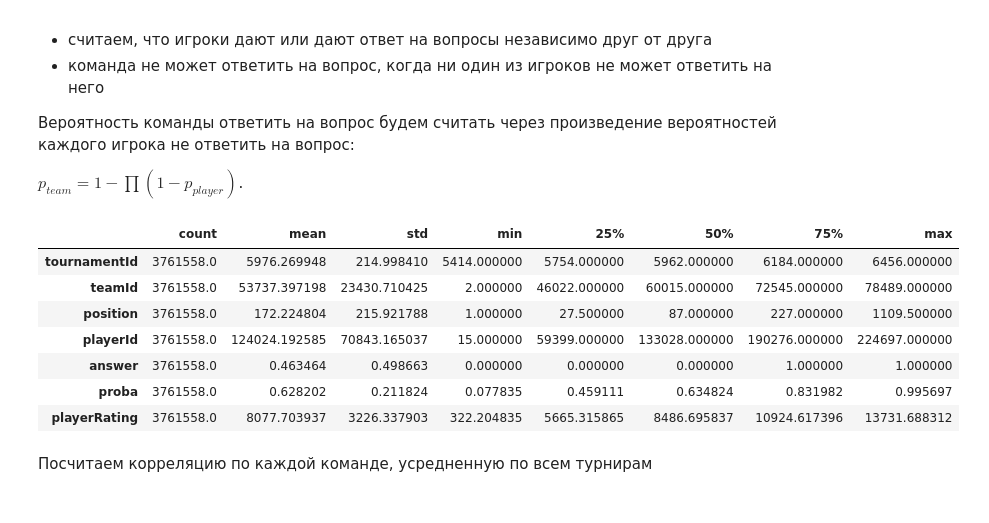
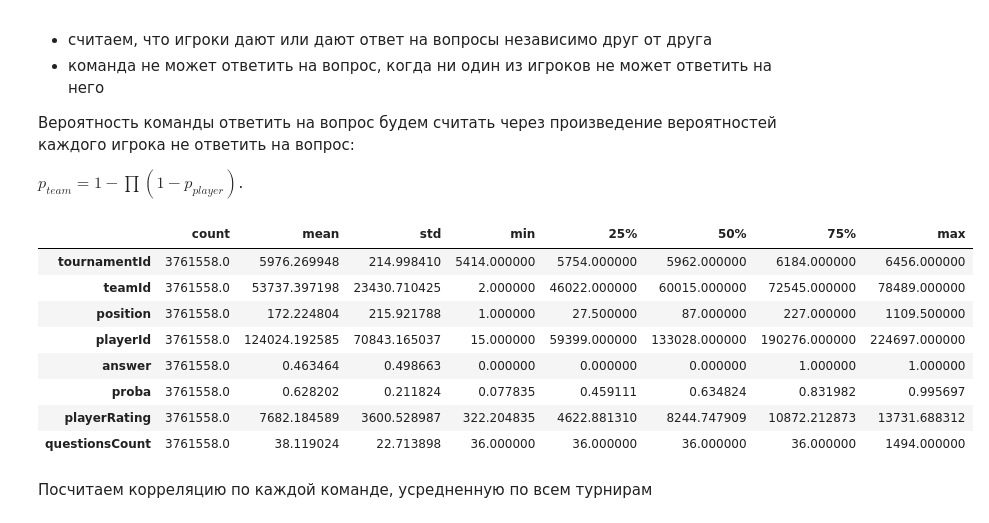
Before and after one commit to cherninkiy/made-2021-advanced-ml-hw, a Jupyter notebook: HW2/hw2.ipynb, the cells around one changed output. Drawn from its saved outputs; the diff is of its cells as text; code cells hidden in the pictures.

```diff
--- a/HW2/hw2.ipynb
+++ b/HW2/hw2.ipynb
@@ -502,40 +503,66 @@ Baseline модель дала хороший результат, особенн
 
 $p_{team} = 1 - \prod (1 - p_{player})$.
 # %%
-test['proba'] = 1 - proba[:,1]
-if 'playerRating' in test.columns:
-    test = test.drop(columns=['playerRating'])
+def calc_player_rating(df, rating, proba, minQuestions=None):
+    player_rating = df.copy()
+    player_rating['proba'] = 1 - proba[:,1]
+    if 'playerRating' in df.columns:
+        player_rating = player_rating.drop(columns=['playerRating'])
 
-test['playerRating'] = test.merge(rating, how='left')['playerRating']
+    player_rating['playerRating'] = player_rating.merge(rating, how='left')['playerRating']
 
-# средний рейтинг по команде
-mean_rating = test.groupby(by=['tournamentId','teamId']) \
-    .mean()['playerRating'] \
-    .reset_index() \
-    .rename(columns={'playerRating': 'meanRating'})
+    # средний рейтинг по команде
+    mean_rating = player_rating \
+        .groupby(by=['tournamentId','teamId']) \
+        .min()['playerRating'] \
+        .reset_index() \
+        .rename(columns={'playerRating': 'meanRating'})
 
-test.loc[test['playerRating'].isna(),['playerRating']] = \
-    test[test['playerRating'].isna()].merge(mean_rating)['meanRating']
+    player_rating.loc[player_rating['playerRating'].isna(),['playerRating']] = \
+        player_rating[player_rating['playerRating'].isna()].merge(mean_rating)['meanRating']
 
-# средний рейтинг по турниру
-mean_rating = test.groupby(by=['tournamentId']) \
-    .mean()['playerRating'] \
-    .reset_index() \
-    .rename(columns={'playerRating': 'meanRating'})
+    # средний рейтинг по турниру
+    mean_rating = player_rating \
+        .groupby(by=['tournamentId']) \
+        .min()['playerRating'] \
+        .reset_index() \
+        .rename(columns={'playerRating': 'meanRating'})
 
-test.loc[test['playerRating'].isna(),['playerRating']] = \
-    test[test['playerRating'].isna()].merge(mean_rating)['meanRating']
+    player_rating.loc[player_rating['playerRating'].isna(),['playerRating']] = \
+        player_rating[player_rating['playerRating'].isna()].merge(mean_rating)['meanRating']
 
-test.describe().T
+    # минимальный рейтинг
+    player_rating['playerRating'].fillna(player_rating['playerRating'].min(), inplace=True)
+
+    # количество вопросов по каждому игроку
+    player_questions = player_rating \
+        .groupby(by=['playerId']) \
+        .count()['questionId'] \
+        .rename('questionsCount')
+
+    player_rating = player_rating.merge(player_questions, how='left', left_index=True, right_index=True)
+
+    # минимальное количество вопросов
+    player_rating['questionsCount'].fillna(player_rating['questionsCount'].min(), inplace=True)
+
+    # отсечка по количеству вопросов
+    if minQuestions:
+        player_rating = player_rating[player_rating['questionsCount'] >= minQuestions]
+
+    return player_rating
+
+test_player_rating = calc_player_rating(test, rating, proba)
+test_player_rating.describe().T
 # %% [output]
 |  | count | mean | std | min | 25% | 50% | 75% | max |
 | tournamentId | 3761558.0 | 5976.269948 | 214.998410 | 5414.000000 | 5754.000000 | 5962.000000 | 6184.000000 | 6456.000000 |
 | teamId | 3761558.0 | 53737.397198 | 23430.710425 | 2.000000 | 46022.000000 | 60015.000000 | 72545.000000 | 78489.000000 |
 | position | 3761558.0 | 172.224804 | 215.921788 | 1.000000 | 27.500000 | 87.000000 | 227.000000 | 1109.500000 |
 | playerId | 3761558.0 | 124024.192585 | 70843.165037 | 15.000000 | 59399.000000 | 133028.000000 | 190276.000000 | 224697.000000 |
 | answer | 3761558.0 | 0.463464 | 0.498663 | 0.000000 | 0.000000 | 0.000000 | 1.000000 | 1.000000 |
 | proba | 3761558.0 | 0.628202 | 0.211824 | 0.077835 | 0.459111 | 0.634824 | 0.831982 | 0.995697 |
-| playerRating | 3761558.0 | 8077.703937 | 3226.337903 | 322.204835 | 5665.315865 | 8486.695837 | 10924.617396 | 13731.688312 |
+| playerRating | 3761558.0 | 7682.184589 | 3600.528987 | 322.204835 | 4622.881310 | 8244.747909 | 10872.212873 | 13731.688312 |
+| questionsCount | 3761558.0 | 38.119024 | 22.713898 | 36.000000 | 36.000000 | 36.000000 | 36.000000 | 1494.000000 |
 # %% [markdown]
 Посчитаем корреляцию по каждой команде, усредненную по всем турнирам
 # %%
```
Also changed, not shown: parts of 41 cells of this notebook.
